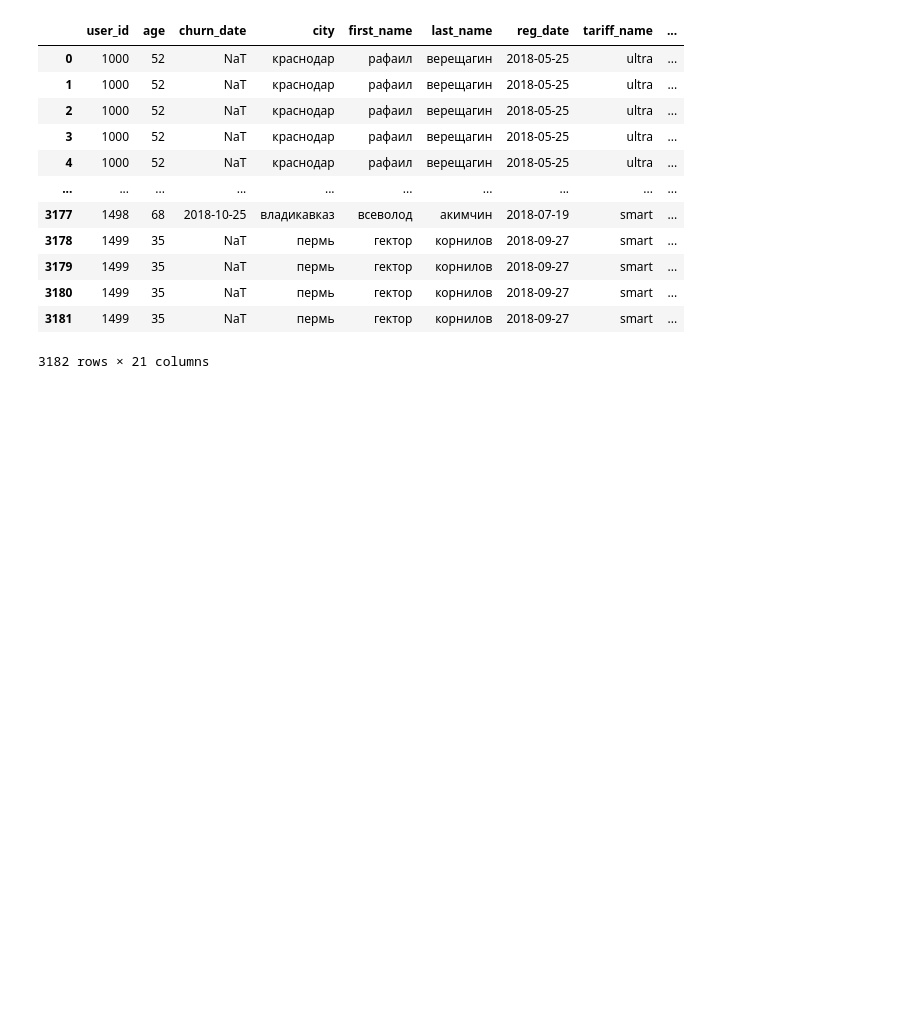
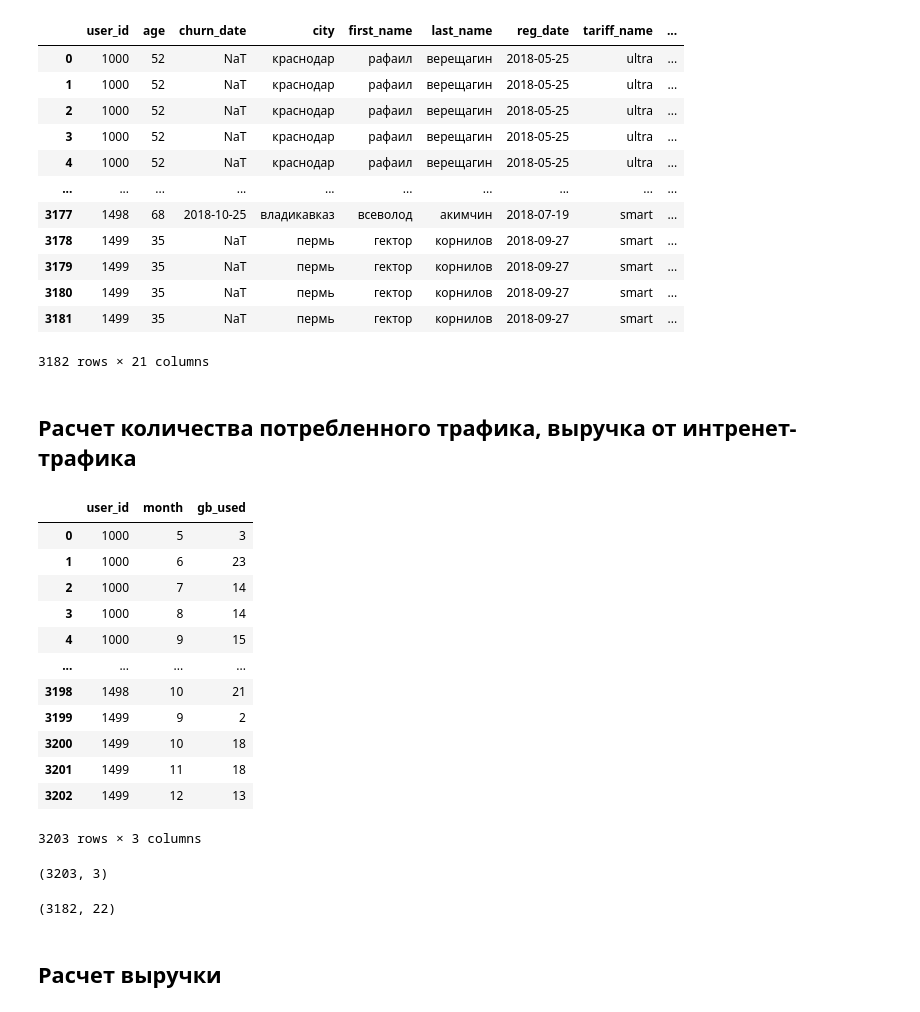
Before and after one commit to parabatareek/DataAnalyst, a Jupyter notebook: Projects/Project 5 - Определение перспективного тарифа для телеком-компании/Project 5 - Определение перспективного тарифа для телеком-компании.ipynb, the cells around one changed output. Saved outputs shown, nothing was run; the diff lists cells and outputs as text; code cells hidden in the pictures; blank space fills up the shorter version.

Commit message:
+ Project 5 - Определение перспективного тарифа для телеком-компании   + расчет для интернета   + расчет итоговой выручки

```diff
--- a/Projects/Project 5 - Определение перспективного тарифа для телеком-компании/Project 5 - Определение перспективного тарифа для телеком-компании.ipynb
+++ b/Projects/Project 5 - Определение перспективного тарифа для телеком-компании/Project 5 - Определение перспективного тарифа для телеком-компании.ipynb
@@ -599,3 +571,40 @@ revenue_data
 | 3180 | 1499 | 35 | NaT | пермь | гектор | корнилов | 2018-09-27 | smart | ... |
 | 3181 | 1499 | 35 | NaT | пермь | гектор | корнилов | 2018-09-27 | smart | ... |
 3182 rows × 21 columns
+# %% [markdown]
+<a id='calc_internet_bills'></a>
+## Расчет количества потребленного трафика, выручка от интренет-трафика ##
+# %%
+internet['month'] = internet['session_date'].dt.month
+internet_pivot = pd.pivot_table(data=internet,
+                                index=['user_id', 'month'],
+                                values='mb_used',
+                                aggfunc='sum')
+internet_pivot.columns = ['gb_used']
+internet_pivot['gb_used'] = internet_pivot['gb_used'] / 1024
+internet_pivot['gb_used'] = internet_pivot['gb_used'].apply(mt.ceil)
+internet_pivot.reset_index(inplace=True)
+internet_pivot
+# %% [output]
+|  | user_id | month | gb_used |
+| 0 | 1000 | 5 | 3 |
+| 1 | 1000 | 6 | 23 |
+| 2 | 1000 | 7 | 14 |
+| 3 | 1000 | 8 | 14 |
+| 4 | 1000 | 9 | 15 |
+| ... | ... | ... | ... |
+| 3198 | 1498 | 10 | 21 |
+| 3199 | 1499 | 9 | 2 |
+| 3200 | 1499 | 10 | 18 |
+| 3201 | 1499 | 11 | 18 |
+| 3202 | 1499 | 12 | 13 |
+3203 rows × 3 columns
+# %%
+internet_pivot.shape
+# %% [output]
+(3203, 3)
+# %%
+revenue_data = revenue_data.merge(internet_pivot, on=['user_id', 'month'], how='left')
+revenue_data.shape
+# %% [output]
+(3182, 22)
@@ -601,0 +616,3 @@ revenue_data
+# %% [markdown]
+<a id='calc_total_revenue'></a>
+## Расчет выручки ##
```
Also changed, not shown: parts of 9 cells of this notebook.
